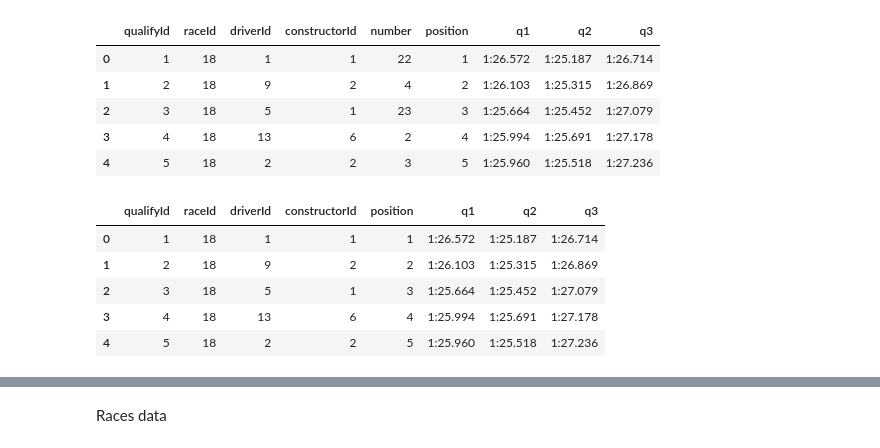
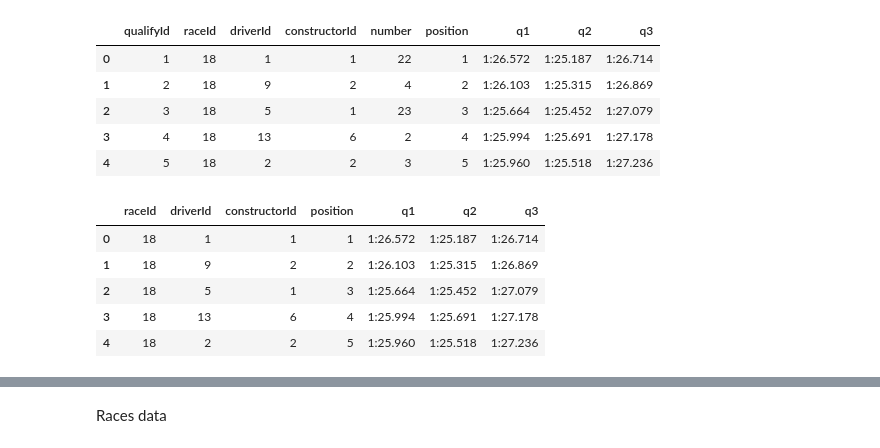
Before and after one commit to PraveenAyush/Formula-1-Analytics, a Jupyter notebook: f1_eda.ipynb, the cells around one changed output, grey strips where cells are left out. Cells and saved outputs as stored; diff of their text form; code cells hidden in the pictures.

```diff
--- a/f1_eda.ipynb
+++ b/f1_eda.ipynb
@@ -6,22 +6,22 @@ import matplotlib.pyplot as plt
 # %% [markdown]
 ### Importing data
 # %%
-circuits = pd.read_csv('datasets/circuits.csv')
+circuits = pd.read_csv('datasets/original/circuits.csv')
 
-constructors_standings = pd.read_csv('datasets/constructor_standings.csv')
-constructors_df = pd.read_csv('datasets/constructors.csv')
+constructors_standings = pd.read_csv('datasets/original/constructor_standings.csv')
+constructors_df = pd.read_csv('datasets/original/constructors.csv')
 
-driver_standings = pd.read_csv('datasets/driver_standings.csv')
-drivers_df = pd.read_csv('datasets/drivers.csv')
+driver_standings = pd.read_csv('datasets/original/driver_standings.csv')
+drivers_df = pd.read_csv('datasets/original/drivers.csv')
 
-lap_times = pd.read_csv('datasets/lap_times.csv')
-pit_stops = pd.read_csv('datasets/pit_stops.csv')
+lap_times = pd.read_csv('datasets/original/lap_times.csv')
+pit_stops = pd.read_csv('datasets/original/pit_stops.csv')
 
-races_df = pd.read_csv('datasets/races.csv')
+races_df = pd.read_csv('datasets/original/races.csv')
 
-quali_df = pd.read_csv('datasets/qualifying.csv')
-results_df = pd.read_csv('datasets/results.csv')
-sprints_df = pd.read_csv('datasets/sprint_results.csv')
+quali_df = pd.read_csv('datasets/original/qualifying.csv')
+results_df = pd.read_csv('datasets/original/results.csv')
+sprints_df = pd.read_csv('datasets/original/sprint_results.csv')
 
-status_df = pd.read_csv('datasets/status.csv')
+status_df = pd.read_csv('datasets/original/status.csv')
 # %% [markdown]
@@ -154,12 +236,12 @@ memory usage: 660.7+ KB
 | 3 | 4 | 18 | 13 | 6 | 2 | 4 | 1:25.994 | 1:25.691 | 1:27.178 |
 | 4 | 5 | 18 | 2 | 2 | 3 | 5 | 1:25.960 | 1:25.518 | 1:27.236 |
 # %%
-quali_df = quali_df.drop('number', axis=1)
+quali_df = quali_df.drop(columns={'qualifyId','number'})
 quali_df.head()
 # %% [output]
-|  | qualifyId | raceId | driverId | constructorId | position | q1 | q2 | q3 |
-| 0 | 1 | 18 | 1 | 1 | 1 | 1:26.572 | 1:25.187 | 1:26.714 |
-| 1 | 2 | 18 | 9 | 2 | 2 | 1:26.103 | 1:25.315 | 1:26.869 |
-| 2 | 3 | 18 | 5 | 1 | 3 | 1:25.664 | 1:25.452 | 1:27.079 |
-| 3 | 4 | 18 | 13 | 6 | 4 | 1:25.994 | 1:25.691 | 1:27.178 |
-| 4 | 5 | 18 | 2 | 2 | 5 | 1:25.960 | 1:25.518 | 1:27.236 |
+|  | raceId | driverId | constructorId | position | q1 | q2 | q3 |
+| 0 | 18 | 1 | 1 | 1 | 1:26.572 | 1:25.187 | 1:26.714 |
+| 1 | 18 | 9 | 2 | 2 | 1:26.103 | 1:25.315 | 1:26.869 |
+| 2 | 18 | 5 | 1 | 3 | 1:25.664 | 1:25.452 | 1:27.079 |
+| 3 | 18 | 13 | 6 | 4 | 1:25.994 | 1:25.691 | 1:27.178 |
+| 4 | 18 | 2 | 2 | 5 | 1:25.960 | 1:25.518 | 1:27.236 |
```
Also changed, not shown: parts of 36 cells of this notebook, 39 other files.
